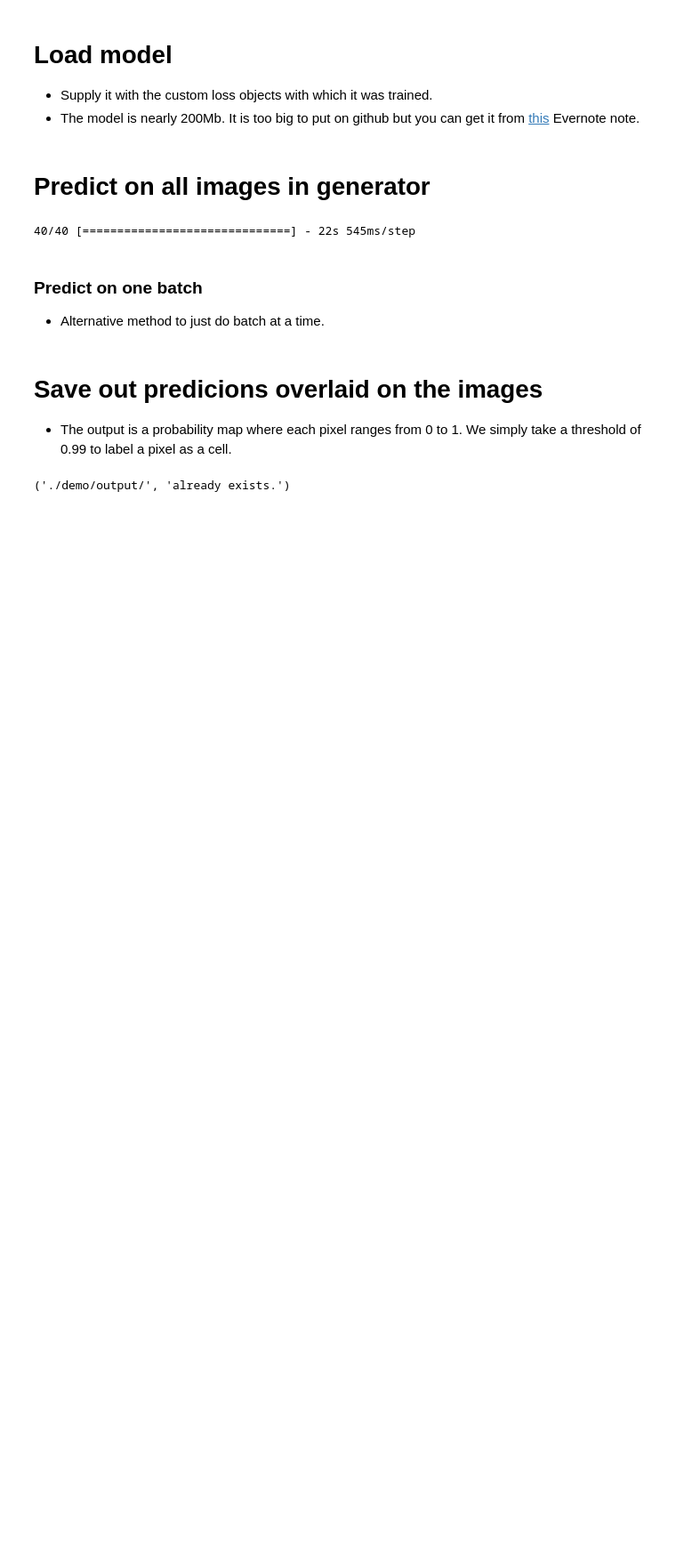
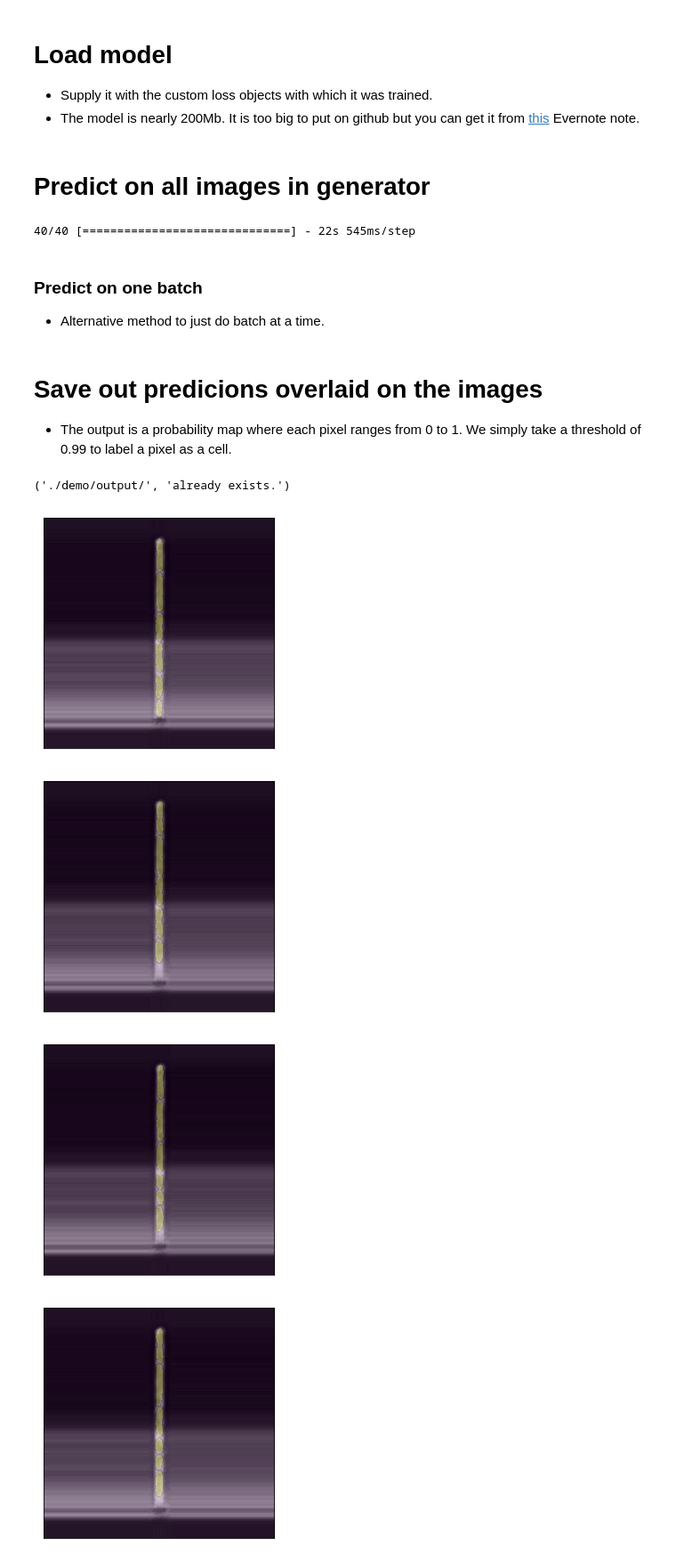
Before and after one commit to jtsauls/motherMachineSegger, a Jupyter notebook: segment_cells_demo.ipynb, the cells around one changed output. Shown at 89% size. Drawn from its saved outputs; the diff is of its cells as text; code cells hidden in the pictures; blank space fills up the shorter version.

Commit message:
images in demo

```diff
--- a/segment_cells_demo.ipynb
+++ b/segment_cells_demo.ipynb
@@ -104,23 +104,28 @@ except:
 # %%
 val_image_generator.reset() # start generator over
 n_imgs = predictions.shape[0]
 for i in range(n_imgs):
 
     fig, axes = plt.subplots(nrows=1, ncols=1, figsize=(4,4), squeeze=False)
     ax = axes.ravel()
 
     img = val_image_generator.next()[0,:,:,0]
     predicted_label = predictions[i,:,:,0]
     predicted_label[predicted_label >= 0.99] = 1
     predicted_label[predicted_label < 0.99] = 0
 
     ax[0].imshow(img, cmap=plt.cm.gray)
     ax[0].imshow(predicted_label, alpha=0.25)
 
     ax[0].get_xaxis().set_visible(False)
     ax[0].get_yaxis().set_visible(False)
 
     fig.tight_layout()
-    if i == 0: fig.show()
     fig.savefig(os.path.join(image_output_path, '{:02d}.png'.format(i)), dpi=200)
-    plt.close()
+
+    fig.show()
+# %% [output]
+[figure, added]
+[figure, added]
+[figure, added]
+[figure, added]
```
Also changed, not shown: parts of 1 cell of this notebook.
